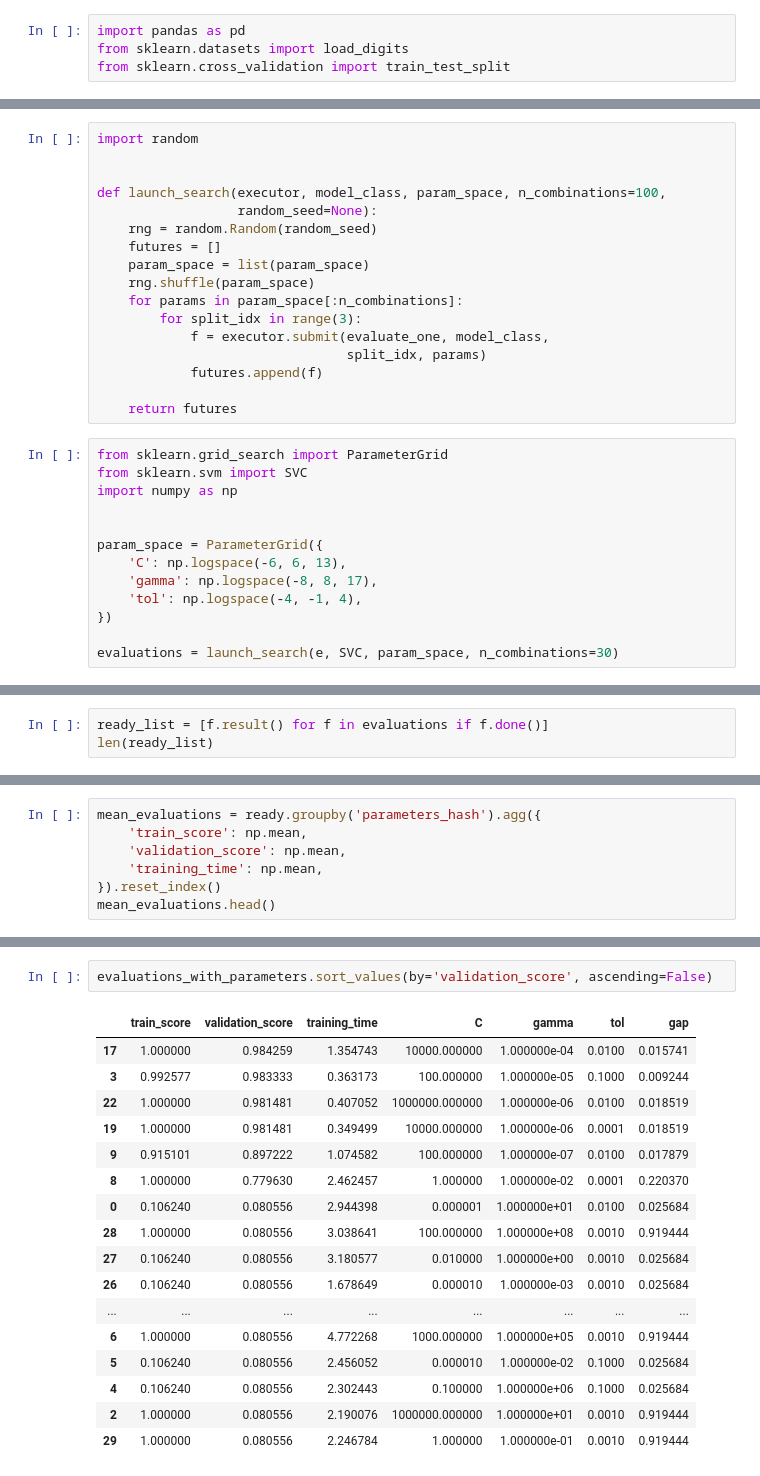
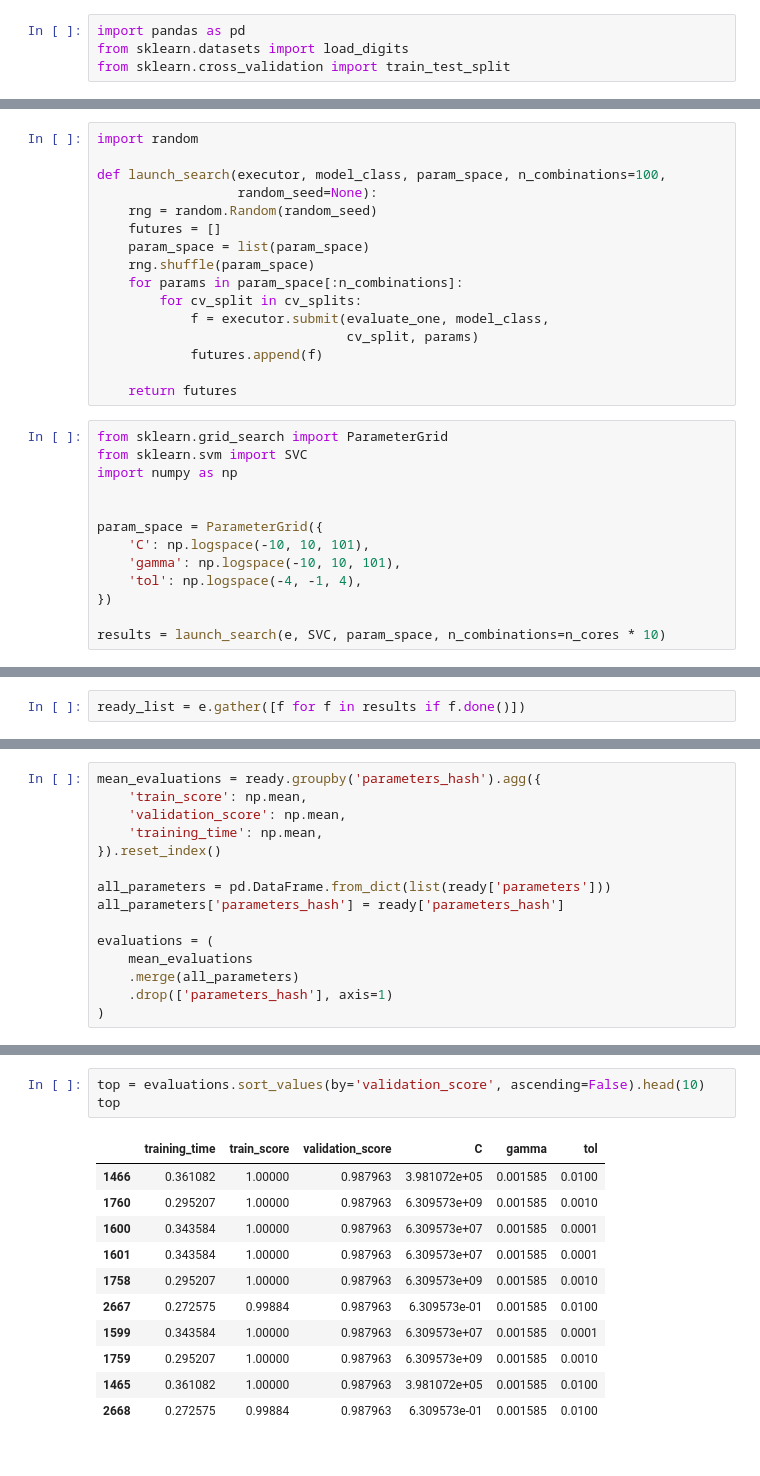
Before and after one commit to ogrisel/docker-distributed, a Jupyter notebook: examples/sklearn_parameter_search.ipynb, the cells around one changed output, grey strips where cells are left out. Cells and saved outputs as stored; diff of their text form.

```diff
--- a/examples/sklearn_parameter_search.ipynb
+++ b/examples/sklearn_parameter_search.ipynb
@@ -59,7 +75,6 @@ def evaluate_one(model_class, split_idx, parameters):
     return results
 # %%
 import random
-
 
 def launch_search(executor, model_class, param_space, n_combinations=100,
                   random_seed=None):
@@ -68,9 +83,9 @@ def launch_search(executor, model_class, param_space, n_combinations=100,
     param_space = list(param_space)
     rng.shuffle(param_space)
     for params in param_space[:n_combinations]:
-        for split_idx in range(3):
+        for cv_split in cv_splits:
             f = executor.submit(evaluate_one, model_class,
-                                split_idx, params)
+                                cv_split, params)
             futures.append(f)
 
     return futures
@@ -81,10 +96,10 @@ import numpy as np
 
 
 param_space = ParameterGrid({
-    'C': np.logspace(-6, 6, 13),
-    'gamma': np.logspace(-8, 8, 17),
+    'C': np.logspace(-10, 10, 101),
+    'gamma': np.logspace(-10, 10, 101),
     'tol': np.logspace(-4, -1, 4),
 })
 
-evaluations = launch_search(e, SVC, param_space, n_combinations=30)
+results = launch_search(e, SVC, param_space, n_combinations=n_cores * 10)
 # %%
@@ -92,3 +111,2 @@ progress(evaluations)
 # %%
-ready_list = [f.result() for f in evaluations if f.done()]
-len(ready_list)
+ready_list = e.gather([f for f in results if f.done()])
@@ -122,4 +147,12 @@ mean_evaluations = ready.groupby('parameters_hash').agg({
     'validation_score': np.mean,
     'training_time': np.mean,
 }).reset_index()
-mean_evaluations.head()
+
+all_parameters = pd.DataFrame.from_dict(list(ready['parameters']))
+all_parameters['parameters_hash'] = ready['parameters_hash']
+
+evaluations = (
+    mean_evaluations
+    .merge(all_parameters)
+    .drop(['parameters_hash'], axis=1)
+)
@@ -152,20 +159,15 @@ evaluations_with_parameters['gap'] = np.abs(
 # %%
-evaluations_with_parameters.sort_values(by='validation_score', ascending=False)
+top = evaluations.sort_values(by='validation_score', ascending=False).head(10)
+top
 # %% [output]
-|  | train_score | validation_score | training_time | C | gamma | tol | gap |
-| 17 | 1.000000 | 0.984259 | 1.354743 | 10000.000000 | 1.000000e-04 | 0.0100 | 0.015741 |
-| 3 | 0.992577 | 0.983333 | 0.363173 | 100.000000 | 1.000000e-05 | 0.1000 | 0.009244 |
-| 22 | 1.000000 | 0.981481 | 0.407052 | 1000000.000000 | 1.000000e-06 | 0.0100 | 0.018519 |
-| 19 | 1.000000 | 0.981481 | 0.349499 | 10000.000000 | 1.000000e-06 | 0.0001 | 0.018519 |
-| 9 | 0.915101 | 0.897222 | 1.074582 | 100.000000 | 1.000000e-07 | 0.0100 | 0.017879 |
-| 8 | 1.000000 | 0.779630 | 2.462457 | 1.000000 | 1.000000e-02 | 0.0001 | 0.220370 |
-| 0 | 0.106240 | 0.080556 | 2.944398 | 0.000001 | 1.000000e+01 | 0.0100 | 0.025684 |
-| 28 | 1.000000 | 0.080556 | 3.038641 | 100.000000 | 1.000000e+08 | 0.0010 | 0.919444 |
-| 27 | 0.106240 | 0.080556 | 3.180577 | 0.010000 | 1.000000e+00 | 0.0010 | 0.025684 |
-| 26 | 0.106240 | 0.080556 | 1.678649 | 0.000010 | 1.000000e-03 | 0.0010 | 0.025684 |
-| ... | ... | ... | ... | ... | ... | ... | ... |
-| 6 | 1.000000 | 0.080556 | 4.772268 | 1000.000000 | 1.000000e+05 | 0.0010 | 0.919444 |
-| 5 | 0.106240 | 0.080556 | 2.456052 | 0.000010 | 1.000000e-02 | 0.1000 | 0.025684 |
-| 4 | 0.106240 | 0.080556 | 2.302443 | 0.100000 | 1.000000e+06 | 0.1000 | 0.025684 |
-| 2 | 1.000000 | 0.080556 | 2.190076 | 1000000.000000 | 1.000000e+01 | 0.0010 | 0.919444 |
-| 29 | 1.000000 | 0.080556 | 2.246784 | 1.000000 | 1.000000e-01 | 0.0010 | 0.919444 |
+|  | training_time | train_score | validation_score | C | gamma | tol |
+| 1466 | 0.361082 | 1.00000 | 0.987963 | 3.981072e+05 | 0.001585 | 0.0100 |
+| 1760 | 0.295207 | 1.00000 | 0.987963 | 6.309573e+09 | 0.001585 | 0.0010 |
+| 1600 | 0.343584 | 1.00000 | 0.987963 | 6.309573e+07 | 0.001585 | 0.0001 |
+| 1601 | 0.343584 | 1.00000 | 0.987963 | 6.309573e+07 | 0.001585 | 0.0001 |
+| 1758 | 0.295207 | 1.00000 | 0.987963 | 6.309573e+09 | 0.001585 | 0.0010 |
+| 2667 | 0.272575 | 0.99884 | 0.987963 | 6.309573e-01 | 0.001585 | 0.0100 |
+| 1599 | 0.343584 | 1.00000 | 0.987963 | 6.309573e+07 | 0.001585 | 0.0001 |
+| 1759 | 0.295207 | 1.00000 | 0.987963 | 6.309573e+09 | 0.001585 | 0.0010 |
+| 1465 | 0.361082 | 1.00000 | 0.987963 | 3.981072e+05 | 0.001585 | 0.0100 |
+| 2668 | 0.272575 | 0.99884 | 0.987963 | 6.309573e-01 | 0.001585 | 0.0100 |
```
Also changed, not shown: parts of 21 cells of this notebook.
